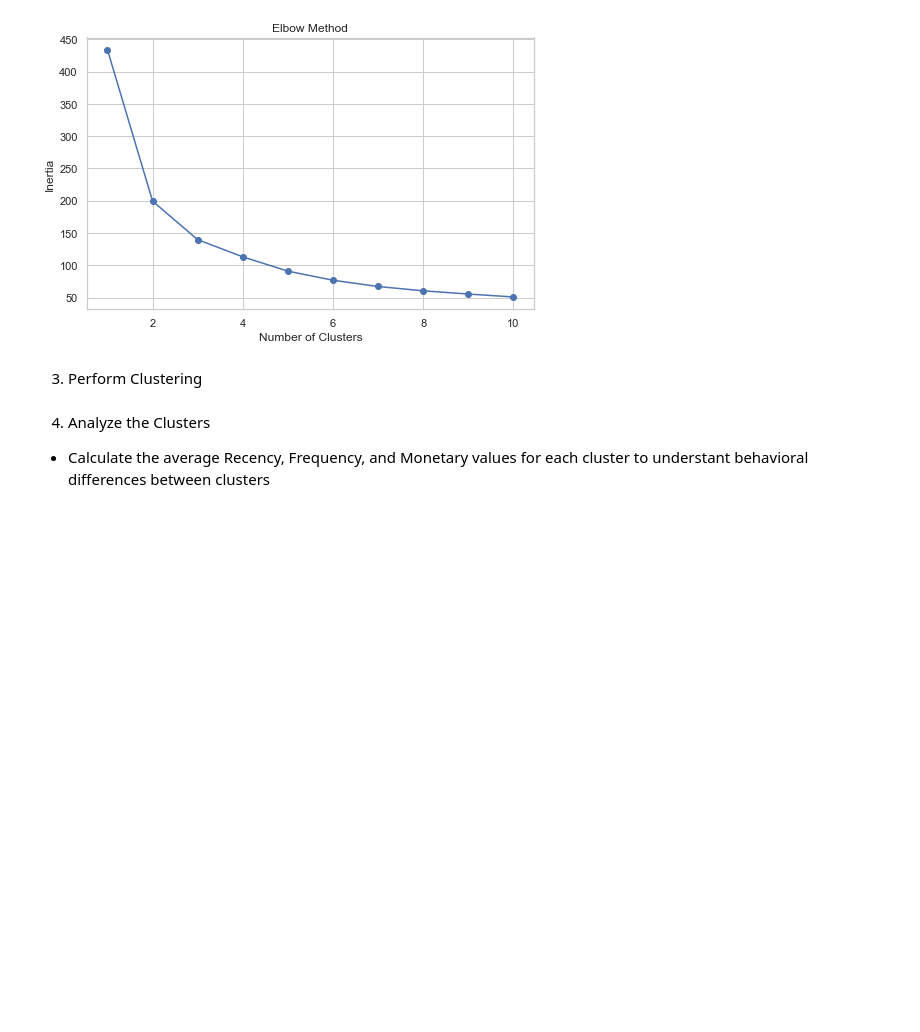
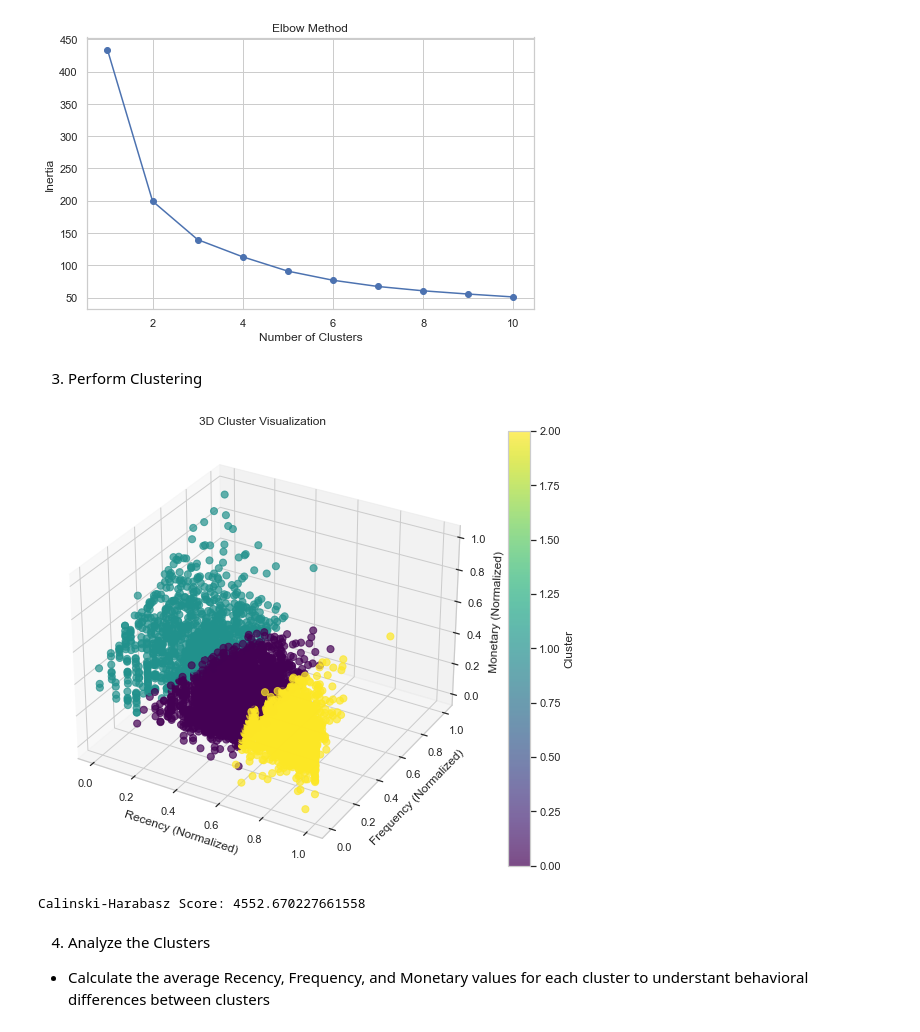
Before and after one commit to mandele1999/retail_project, a Jupyter notebook: notebooks/exploratory_analysis.ipynb, the cells around one changed output. Drawn from its saved outputs; the diff is of its cells as text; code cells hidden in the pictures; blank space fills up the shorter version.

Commit message:
Update plots

```diff
--- a/notebooks/exploratory_analysis.ipynb
+++ b/notebooks/exploratory_analysis.ipynb
@@ -384,7 +394,43 @@ plt.show()
 # Perform K-Means clustering
 optimal_clusters = 3
 kmeans = KMeans(n_clusters=optimal_clusters, random_state=42)
-rfm['Cluster'] = kmeans.fit_predict(rfm_normalized)
+kmeans.fit(rfm_normalized)
+labels = kmeans.labels_
+centroids = kmeans.cluster_centers_
+rfm['Cluster'] = kmeans.predict(rfm_normalized) # Evaluation purposes
+# %%
+# Ensure that rfm_normalized is converted to a DataFrame
+rfm_normalized_df = pd.DataFrame(rfm_normalized, columns=['Recency', 'Frequency', 'Monetary'])
+rfm_normalized_df['Cluster'] = rfm['Cluster']  # Add the cluster labels
+
+# Create a 3D scatter plot
+fig = plt.figure(figsize=(10, 8))
+ax = fig.add_subplot(111, projection='3d')
+
+# Scatter plot
+scatter = ax.scatter(
+    rfm_normalized[:, 0],  # Recency
+    rfm_normalized[:, 1],  # Frequency
+    rfm_normalized[:, 2],  # Monetary
+    c=rfm['Cluster'], cmap='viridis', s=50, alpha=0.7
+)
+
+# Labels and title
+ax.set_title('3D Cluster Visualization')
+ax.set_xlabel('Recency (Normalized)')
+ax.set_ylabel('Frequency (Normalized)')
+ax.set_zlabel('Monetary (Normalized)')
+plt.colorbar(scatter, label='Cluster')
+plt.show()
+# %% [output]
+[figure, added]
+# %%
+# Compute the Calinski-Harabasz score
+ch_score = calinski_harabasz_score(rfm_normalized, labels)
+
+print(f"Calinski-Harabasz Score: {ch_score}")
+# %% [output]
+Calinski-Harabasz Score: 4552.670227661558
 # %% [markdown]
 4. Analyze the Clusters
 
```
Also changed, not shown: parts of 17 cells of this notebook.
